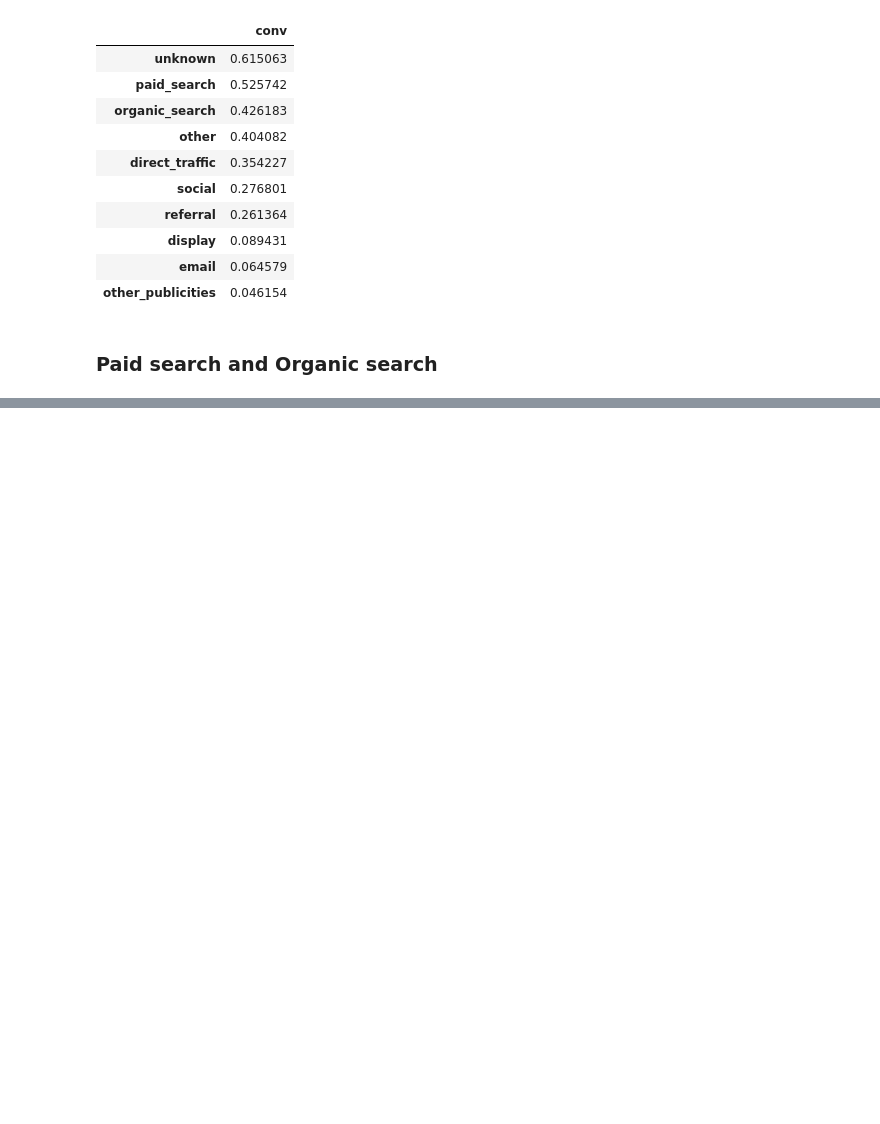
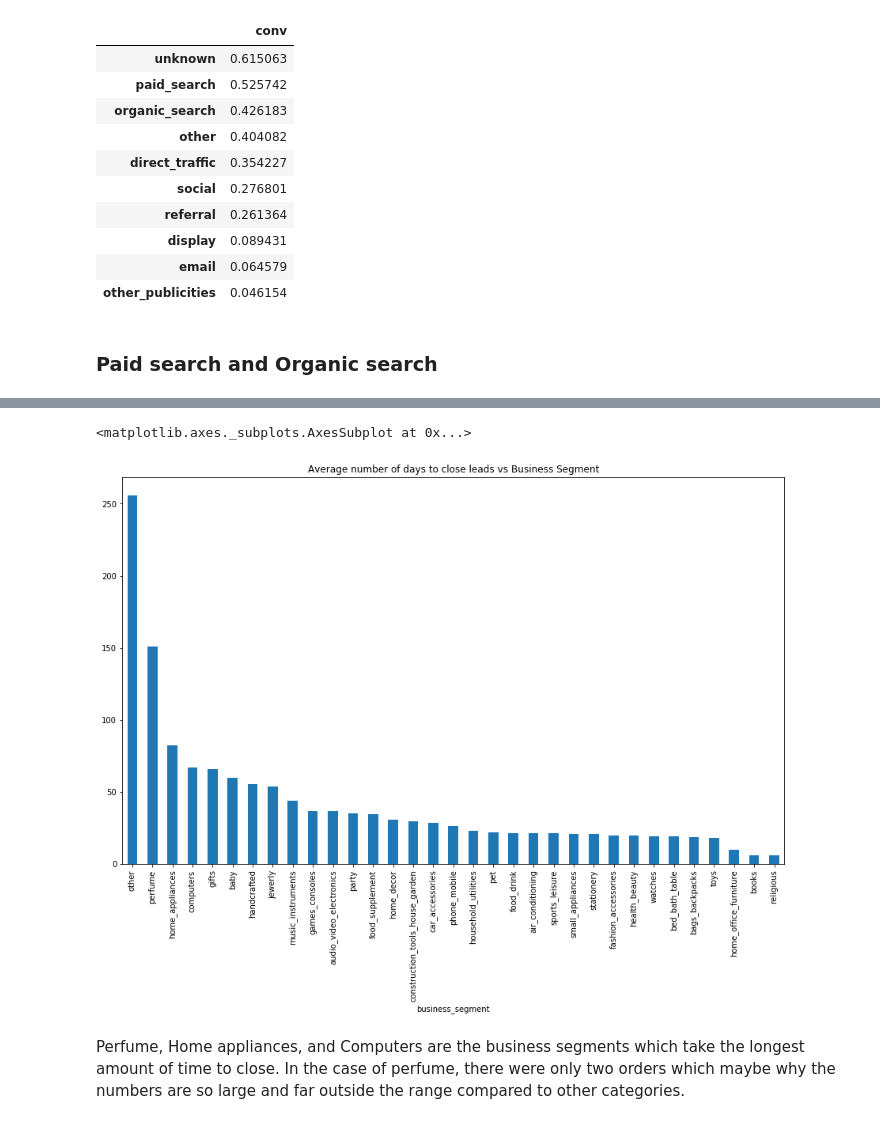
Before and after one commit to mohammedsaqib/Marketing-Analytics-Project, a Jupyter notebook: OLIST-Channels.ipynb, the cells around one changed output, grey strips where cells are left out. Saved outputs shown, nothing was run; the diff lists cells and outputs as text; code cells hidden in the pictures; blank space fills up the shorter version.

Commit message:
analysis for closing deals by business segment

```diff
--- a/OLIST-Channels.ipynb
+++ b/OLIST-Channels.ipynb
@@ -210,0 +225,4 @@ df_conversion.sort_values(by=['conv'],ascending=False)
+# %%
+closedDeals['time_to_close'] = closedDeals['end_date'] - closedDeals['start_date']
+# %%
+closedDealsSorted  = closedDeals.sort_values(by=['time_to_close'],ascending=False)
@@ -210,0 +290,5 @@ df_conversion.sort_values(by=['conv'],ascending=False)
+# %%
+closedDealsSorted['time_to_close_days'] = (closedDealsSorted['time_to_close'] - closedDealsSorted['time_to_close'].min()) / np.timedelta64(1,'D')
+# %%
+closedDealsBySegment = closedDealsSorted.groupby(["business_segment"])['time_to_close_days'].mean().sort_values(ascending=False)
+closedDealsBySegment
@@ -210,0 +322,7 @@ df_conversion.sort_values(by=['conv'],ascending=False)
+# %%
+closedDealsBySegment.plot(kind='bar',figsize=(15,9), title = 'Average number of days to close leads vs Business Segment')
+# %% [output]
+<matplotlib.axes._subplots.AxesSubplot at 0x...>
+[figure, added]
+# %% [markdown]
+Perfume, Home appliances, and Computers are the business segments which take the longest amount of time to close. In the case of perfume, there were only two orders which maybe why the numbers are so large and far outside the range compared to other categories.
```
Also changed, not shown: parts of 10 cells of this notebook.
